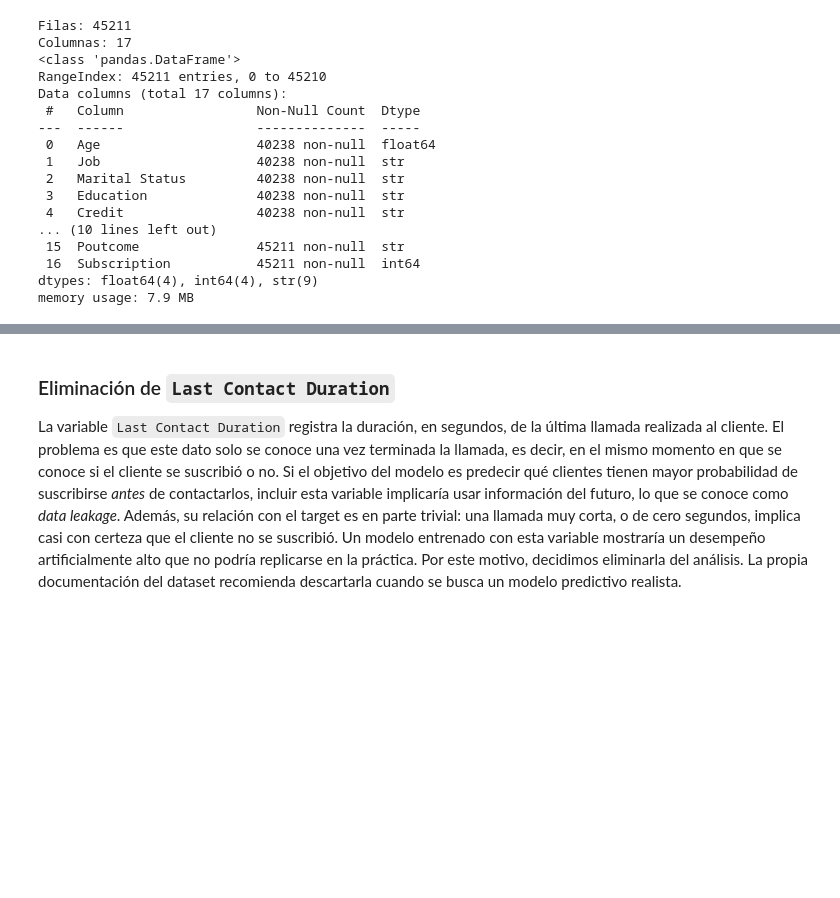
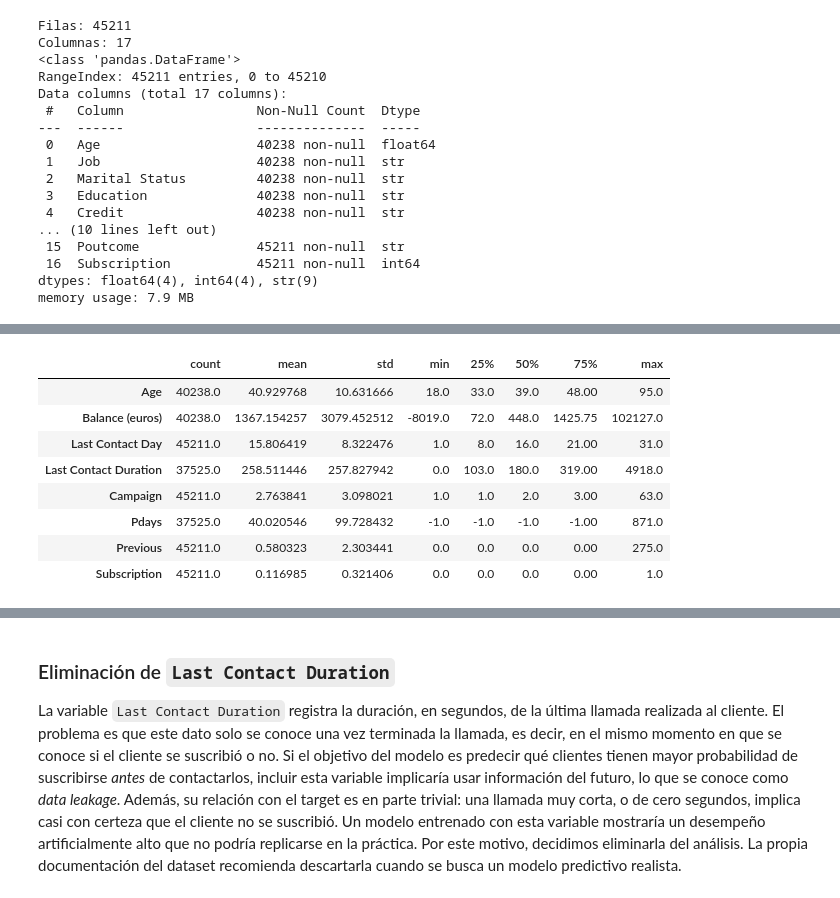
Before and after one commit to nach0osole/data_science_utn_clusterai2026_Sole, a Jupyter notebook: clusterai_juanignacio_sole_eda.ipynb, the cells around one changed output, grey strips where cells are left out. Saved outputs shown, nothing was run; the diff lists cells and outputs as text; code cells hidden in the pictures; blank space fills up the shorter version.

```diff
--- a/clusterai_juanignacio_sole_eda.ipynb
+++ b/clusterai_juanignacio_sole_eda.ipynb
@@ -45,0 +65,12 @@ memory usage: 7.9 MB
+# %%
+df.describe().T
+# %% [output]
+|  | count | mean | std | min | 25% | 50% | 75% | max |
+| Age | 40238.0 | 40.929768 | 10.631666 | 18.0 | 33.0 | 39.0 | 48.00 | 95.0 |
+| Balance (euros) | 40238.0 | 1367.154257 | 3079.452512 | -8019.0 | 72.0 | 448.0 | 1425.75 | 102127.0 |
+| Last Contact Day | 45211.0 | 15.806419 | 8.322476 | 1.0 | 8.0 | 16.0 | 21.00 | 31.0 |
+| Last Contact Duration | 37525.0 | 258.511446 | 257.827942 | 0.0 | 103.0 | 180.0 | 319.00 | 4918.0 |
+| Campaign | 45211.0 | 2.763841 | 3.098021 | 1.0 | 1.0 | 2.0 | 3.00 | 63.0 |
+| Pdays | 37525.0 | 40.020546 | 99.728432 | -1.0 | -1.0 | -1.0 | -1.00 | 871.0 |
+| Previous | 45211.0 | 0.580323 | 2.303441 | 0.0 | 0.0 | 0.0 | 0.00 | 275.0 |
+| Subscription | 45211.0 | 0.116985 | 0.321406 | 0.0 | 0.0 | 0.0 | 0.00 | 1.0 |
```
Also changed, not shown: parts of 29 cells of this notebook, 6 other files.
